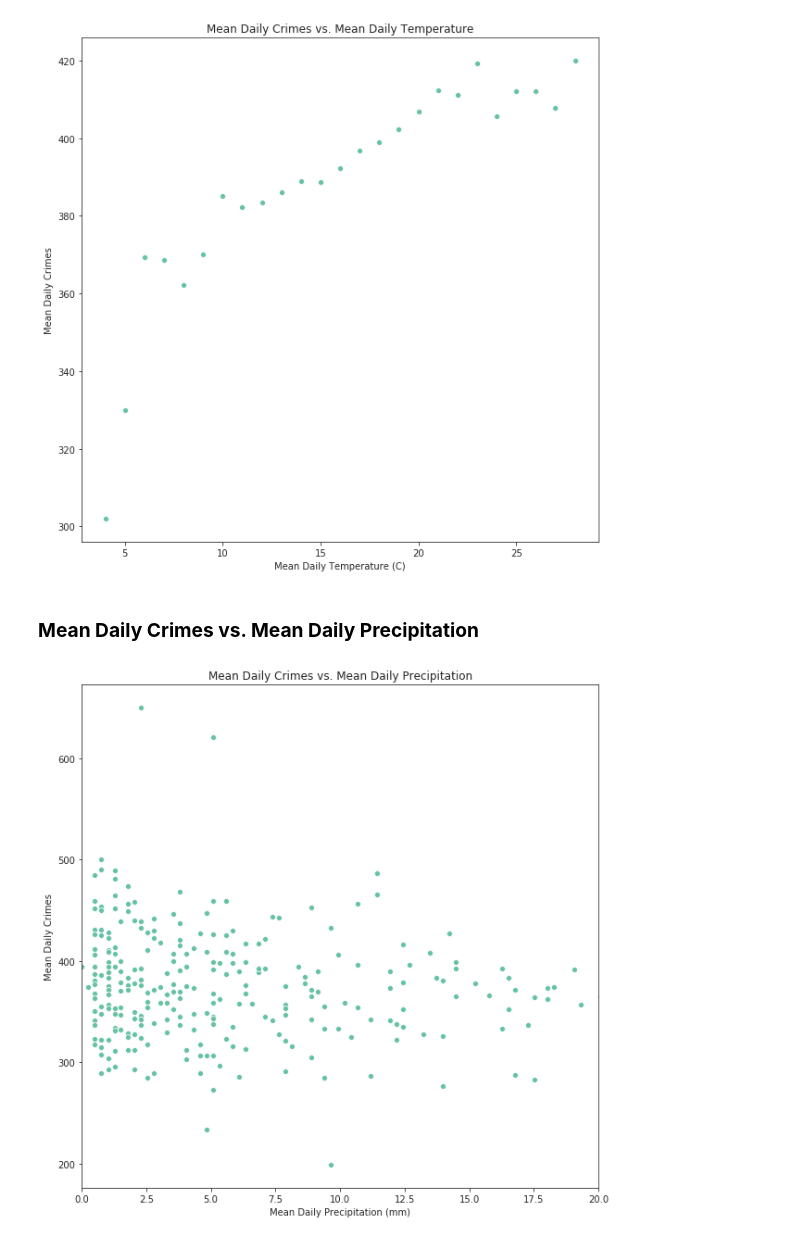
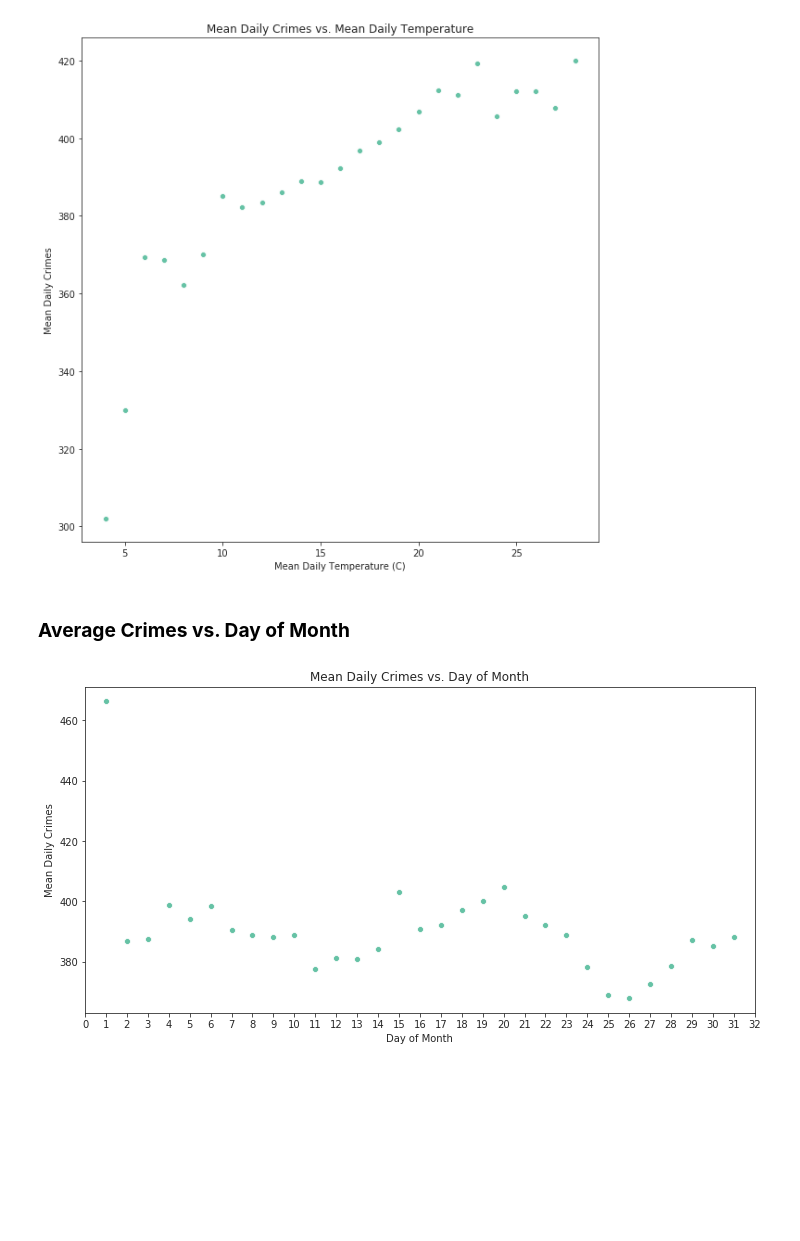
Before and after one commit to fescobar96/Crime-Prediction-in-San-Francisco, a Jupyter notebook: EDA.ipynb, the cells around one changed output. Cells and saved outputs as stored; diff of their text form; code cells hidden in the pictures; blank space fills up the shorter version.

Commit message:
Add plot

```diff
--- a/EDA.ipynb
+++ b/EDA.ipynb
@@ -227,16 +227,20 @@ plt.xlabel("Mean Daily Temperature (C)")
 plt.show()
 # %% [output]
 [figure]
-# %% [markdown]
-### **Mean Daily Crimes vs. Mean Daily Precipitation**
+# %% [markdown]
+### **Average Crimes vs. Day of Month**
+# %%
+data_dom = data.copy()
+data_dom["Day"] = data_dom.index.day
+data_dom = data_dom.resample("D").agg({"Day":"mean", "PdDistrict":"count"}).dropna().groupby(by="Day").mean()
 # %%
-plt.figure(figsize=(10,10))
-crimes_weather = data.resample("D").agg({"precipitation":"mean", "PdDistrict":"count"}).dropna().groupby(by="precipitation").mean()
-sns.scatterplot(x=crimes_weather.index, y=crimes_weather["PdDistrict"])
-plt.title("Mean Daily Crimes vs. Mean Daily Precipitation")
+plt.figure(figsize=(12,6))
+sns.scatterplot(x=data_dom.index, y=data_dom["PdDistrict"])
+plt.title("Mean Daily Crimes vs. Day of Month")
 plt.ylabel("Mean Daily Crimes")
-plt.xlabel("Mean Daily Precipitation (mm)")
-plt.xlim((0,20))
+plt.xlabel("Day of Month")
+plt.xlim((1,31))
+plt.xticks(ticks=[x for x in range(0, 33)])
 plt.show()
 # %% [output]
-[figure, old version]
+[figure, new version]
```
Also changed, not shown: parts of 4 cells of this notebook.
